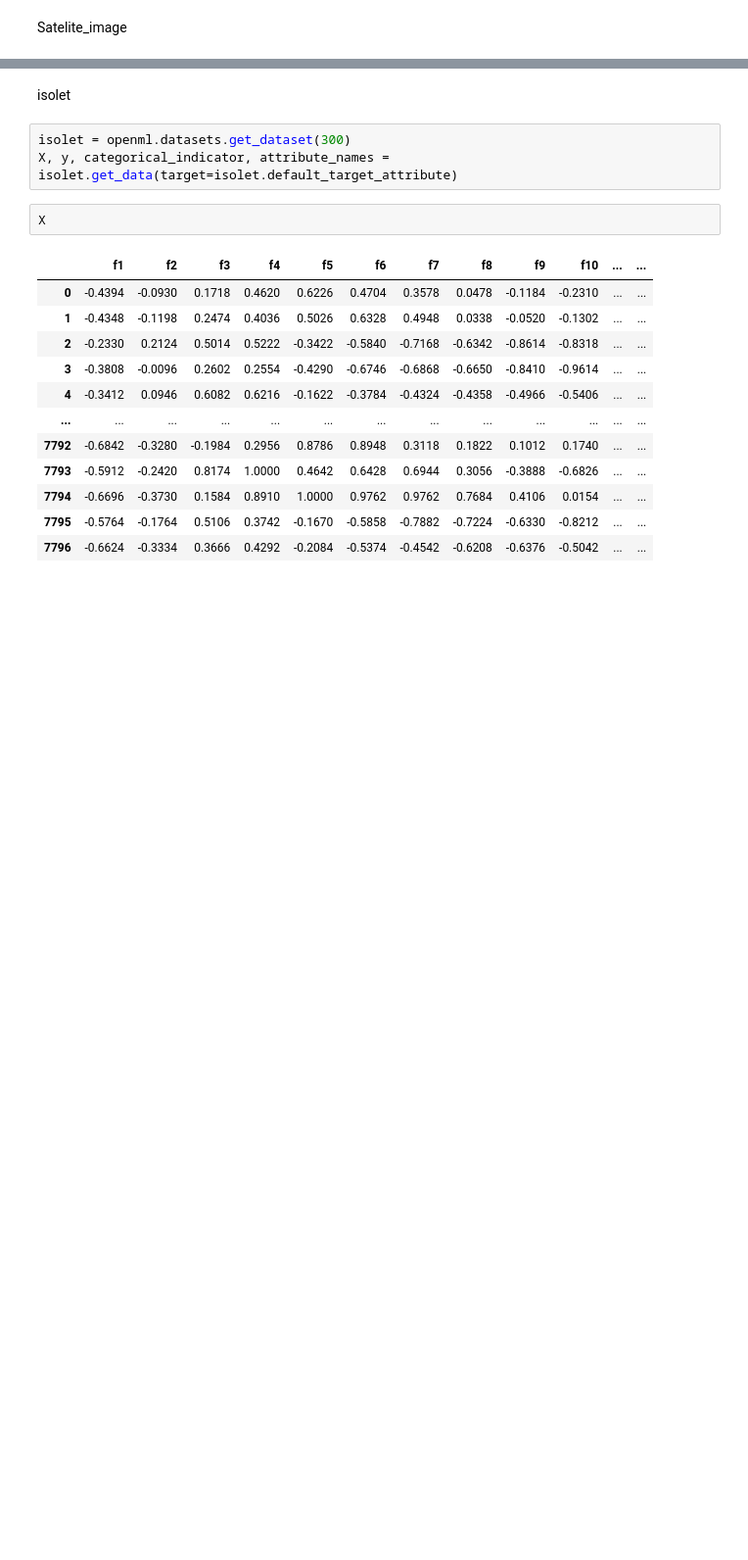
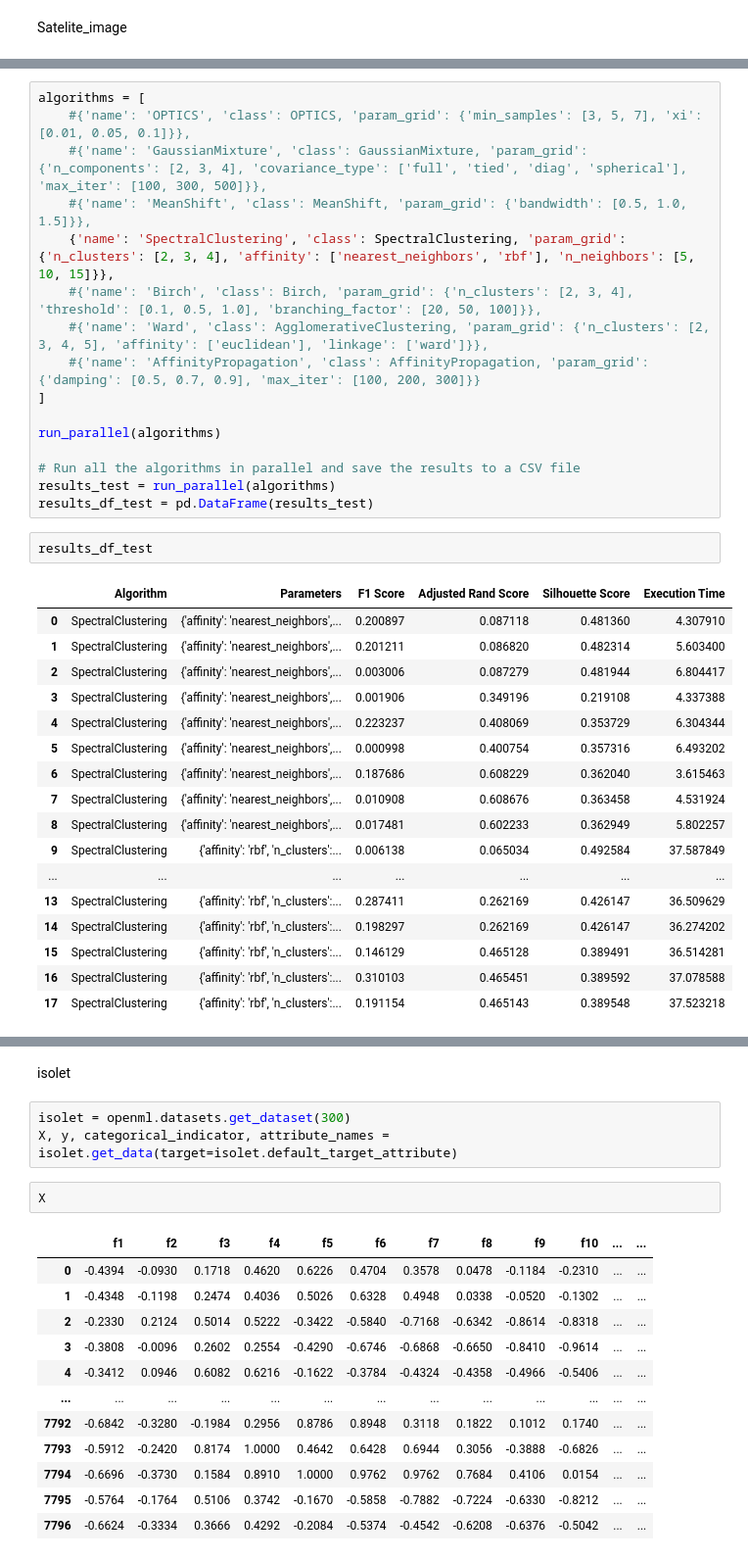
Before and after one commit to Luckseegan/Clustering, a Jupyter notebook: clusters.ipynb, the cells around one changed output, grey strips where cells are left out. Shown: that part at 98% size. Cells and saved outputs as stored; diff of their text form; blank space fills up the shorter version.

```diff
--- a/clusters.ipynb
+++ b/clusters.ipynb
@@ -259,0 +421,36 @@ X
+# %%
+algorithms = [
+    #{'name': 'OPTICS', 'class': OPTICS, 'param_grid': {'min_samples': [3, 5, 7], 'xi': [0.01, 0.05, 0.1]}},
+    #{'name': 'GaussianMixture', 'class': GaussianMixture, 'param_grid': {'n_components': [2, 3, 4], 'covariance_type': ['full', 'tied', 'diag', 'spherical'], 'max_iter': [100, 300, 500]}},
+    #{'name': 'MeanShift', 'class': MeanShift, 'param_grid': {'bandwidth': [0.5, 1.0, 1.5]}},
+    {'name': 'SpectralClustering', 'class': SpectralClustering, 'param_grid': {'n_clusters': [2, 3, 4], 'affinity': ['nearest_neighbors', 'rbf'], 'n_neighbors': [5, 10, 15]}},
+    #{'name': 'Birch', 'class': Birch, 'param_grid': {'n_clusters': [2, 3, 4], 'threshold': [0.1, 0.5, 1.0], 'branching_factor': [20, 50, 100]}},
+    #{'name': 'Ward', 'class': AgglomerativeClustering, 'param_grid': {'n_clusters': [2, 3, 4, 5], 'affinity': ['euclidean'], 'linkage': ['ward']}},
+    #{'name': 'AffinityPropagation', 'class': AffinityPropagation, 'param_grid': {'damping': [0.5, 0.7, 0.9], 'max_iter': [100, 200, 300]}}
+]
+
+run_parallel(algorithms)
+
+# Run all the algorithms in parallel and save the results to a CSV file
+results_test = run_parallel(algorithms)
+results_df_test = pd.DataFrame(results_test)
+# %%
+results_df_test
+# %% [output]
+|  | Algorithm | Parameters | F1 Score | Adjusted Rand Score | Silhouette Score | Execution Time |
+| 0 | SpectralClustering | {'affinity': 'nearest_neighbors',... | 0.200897 | 0.087118 | 0.481360 | 4.307910 |
+| 1 | SpectralClustering | {'affinity': 'nearest_neighbors',... | 0.201211 | 0.086820 | 0.482314 | 5.603400 |
+| 2 | SpectralClustering | {'affinity': 'nearest_neighbors',... | 0.003006 | 0.087279 | 0.481944 | 6.804417 |
+| 3 | SpectralClustering | {'affinity': 'nearest_neighbors',... | 0.001906 | 0.349196 | 0.219108 | 4.337388 |
+| 4 | SpectralClustering | {'affinity': 'nearest_neighbors',... | 0.223237 | 0.408069 | 0.353729 | 6.304344 |
+| 5 | SpectralClustering | {'affinity': 'nearest_neighbors',... | 0.000998 | 0.400754 | 0.357316 | 6.493202 |
+| 6 | SpectralClustering | {'affinity': 'nearest_neighbors',... | 0.187686 | 0.608229 | 0.362040 | 3.615463 |
+| 7 | SpectralClustering | {'affinity': 'nearest_neighbors',... | 0.010908 | 0.608676 | 0.363458 | 4.531924 |
+| 8 | SpectralClustering | {'affinity': 'nearest_neighbors',... | 0.017481 | 0.602233 | 0.362949 | 5.802257 |
+| 9 | SpectralClustering | {'affinity': 'rbf', 'n_clusters':... | 0.006138 | 0.065034 | 0.492584 | 37.587849 |
+| ... | ... | ... | ... | ... | ... | ... |
+| 13 | SpectralClustering | {'affinity': 'rbf', 'n_clusters':... | 0.287411 | 0.262169 | 0.426147 | 36.509629 |
+| 14 | SpectralClustering | {'affinity': 'rbf', 'n_clusters':... | 0.198297 | 0.262169 | 0.426147 | 36.274202 |
+| 15 | SpectralClustering | {'affinity': 'rbf', 'n_clusters':... | 0.146129 | 0.465128 | 0.389491 | 36.514281 |
+| 16 | SpectralClustering | {'affinity': 'rbf', 'n_clusters':... | 0.310103 | 0.465451 | 0.389592 | 37.078588 |
+| 17 | SpectralClustering | {'affinity': 'rbf', 'n_clusters':... | 0.191154 | 0.465143 | 0.389548 | 37.523218 |
```
Also changed, not shown: parts of 26 cells of this notebook, 5 other files.
